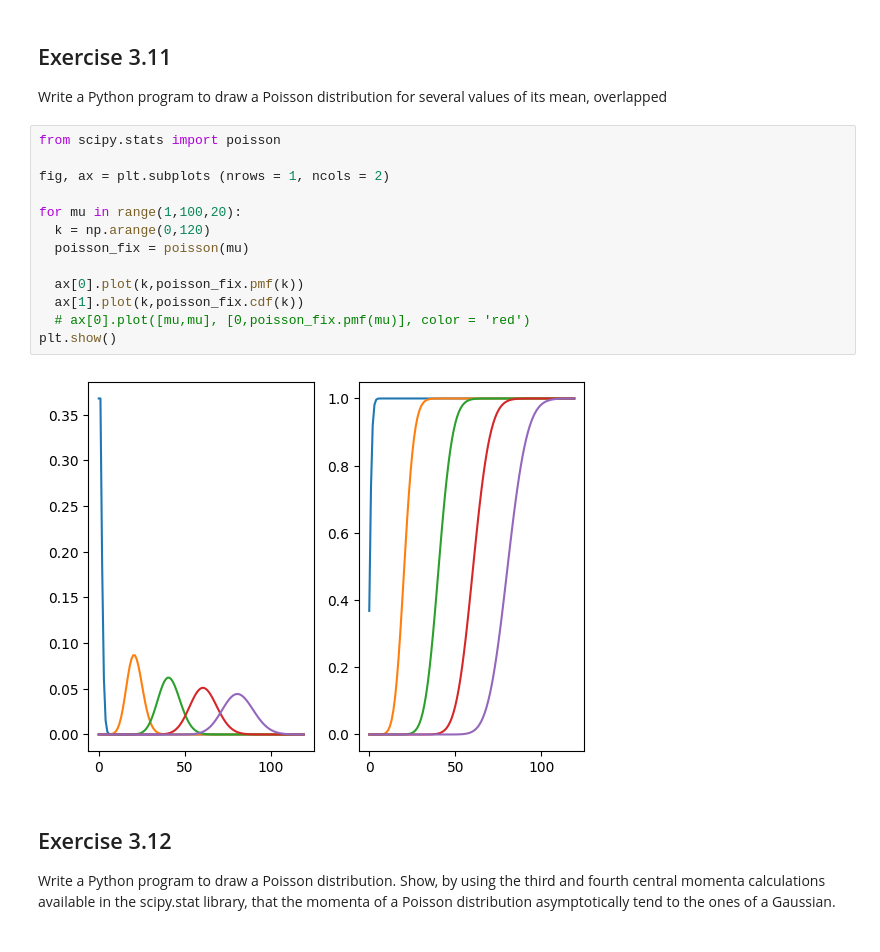
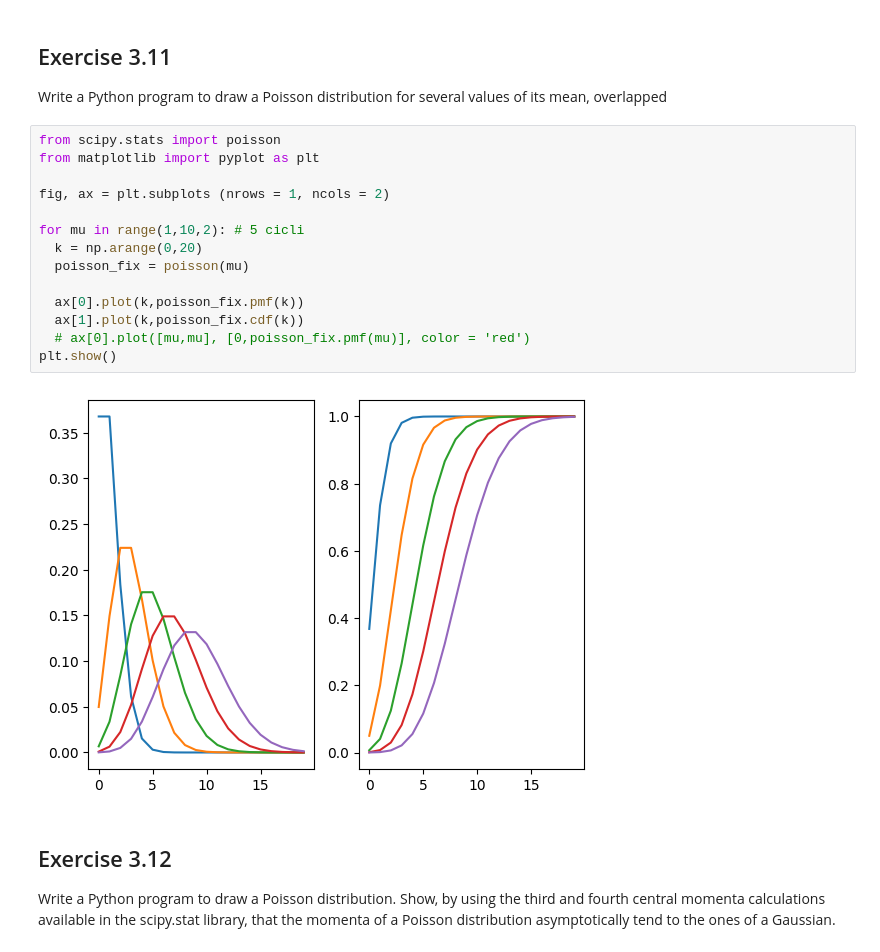
Before and after one commit to CarminatiGiovanni/LaboratorioCalcoloEStatistica, a Jupyter notebook: exercises_3_161023.ipynb, the cells around one changed output. Saved outputs shown, nothing was run; the diff lists cells and outputs as text.

```diff
--- a/exercises_3_161023.ipynb
+++ b/exercises_3_161023.ipynb
@@ -240,19 +239,20 @@ plt.show()
 Write a Python program to draw a Poisson distribution for several values of its mean, overlapped
 # %%
 from scipy.stats import poisson
+from matplotlib import pyplot as plt
 
 fig, ax = plt.subplots (nrows = 1, ncols = 2)
 
-for mu in range(1,100,20):
-  k = np.arange(0,120)
+for mu in range(1,10,2): # 5 cicli
+  k = np.arange(0,20)
   poisson_fix = poisson(mu)
 
   ax[0].plot(k,poisson_fix.pmf(k))
   ax[1].plot(k,poisson_fix.cdf(k))
   # ax[0].plot([mu,mu], [0,poisson_fix.pmf(mu)], color = 'red')
 plt.show()
 # %% [output]
-[figure, old version]
+[figure, new version]
 # %% [markdown]
 ## Exercise 3.12
 Write a Python program to draw a Poisson distribution. Show, by using the third and fourth central momenta calculations available in the scipy.stat library, that the momenta of a Poisson distribution asymptotically tend to the ones of a Gaussian.
```
Also changed, not shown: parts of 2 cells of this notebook, 2 other files.
